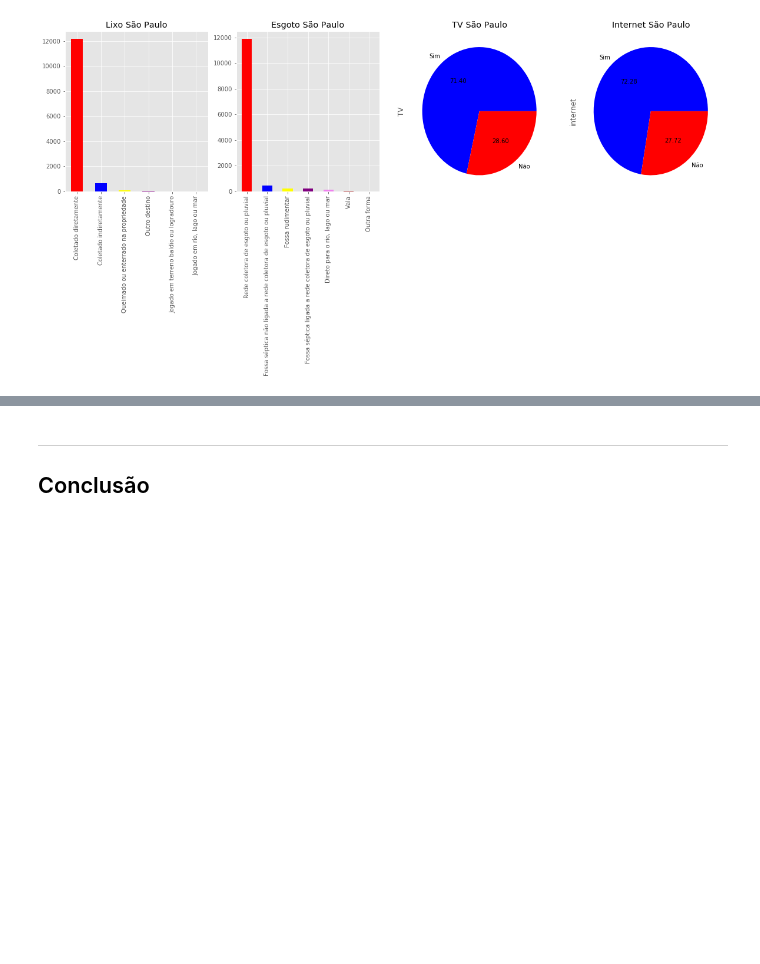
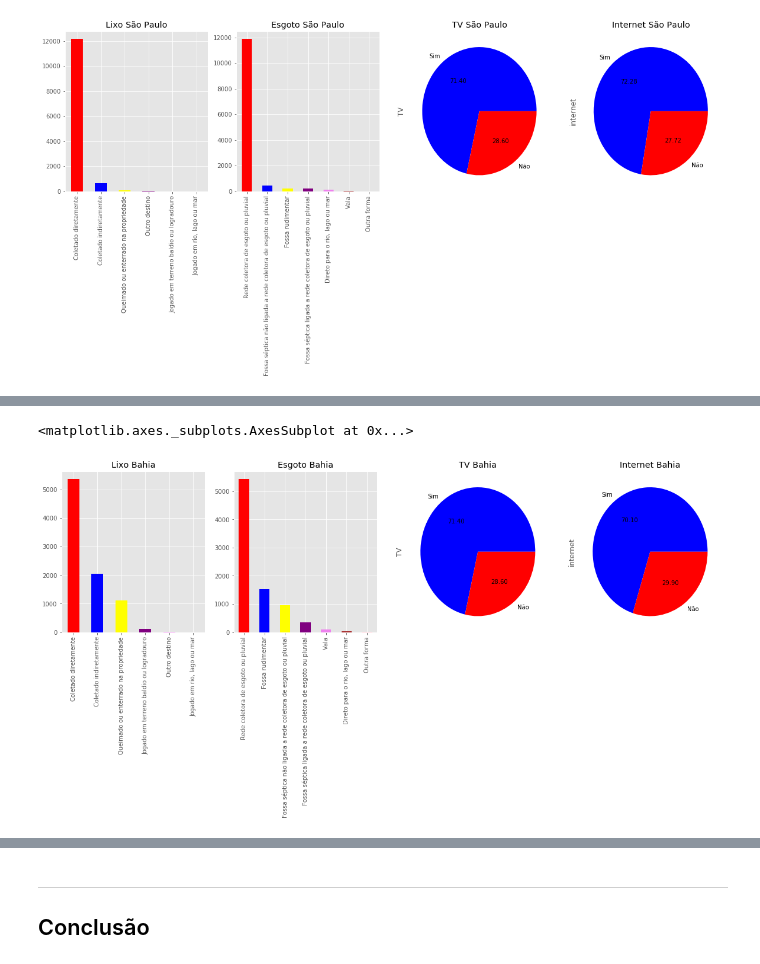
Before and after one commit to giovanacrl/cienciadosdados, a Jupyter notebook: Projeto1 Layout.ipynb, the cells around one changed output, grey strips where cells are left out. Cells and saved outputs as stored; diff of their text form; code cells hidden in the pictures; blank space fills up the shorter version.

```diff
--- a/Projeto1 Layout.ipynb
+++ b/Projeto1 Layout.ipynb
@@ -204,0 +251,28 @@ internet_sp.plot(kind='pie', colors=('blue', 'red'), autopct="%0.2f",legend=Fals
+# %%
+#GRÁFICOS BAHIA LIXO
+fig = plt.figure(figsize = (20,5))
+plt.subplot(141)
+lixo_bahia = bahia.V0218.value_counts()
+plt.title("Lixo Bahia")
+lixo_bahia.plot(kind='bar', color=('red', 'blue','yellow','purple','violet','Brown','Pink','Green'), legend=False)
+
+#GRÁFICOS BAHIA ESGOTO
+plt.subplot(142)
+esgoto_bahia = bahia.V0217.value_counts()
+plt.title("Esgoto Bahia")
+esgoto_bahia.plot(kind='bar', color=('red', 'blue','yellow','purple','violet','Brown','Pink','Green'), legend=False)
+
+#GRÁFICOS BAHIA TV
+plt.subplot(143)
+tv_bahia = bahia.TV.value_counts()
+plt.title("TV Bahia")
+tv_bahia.plot(kind='pie', colors=('blue', 'red'), autopct="%0.2f",legend=False)
+
+#GRÁFICOS BAHIA INTERNET
+plt.subplot(144)
+internet_bahia = bahia.internet.value_counts()
+plt.title("Internet Bahia")
+internet_bahia.plot(kind='pie', colors=('blue', 'red'), autopct="%0.2f",legend=False)
+# %% [output]
+<matplotlib.axes._subplots.AxesSubplot at 0x...>
+[figure, added]
```
Also changed, not shown: parts of 19 cells of this notebook.
